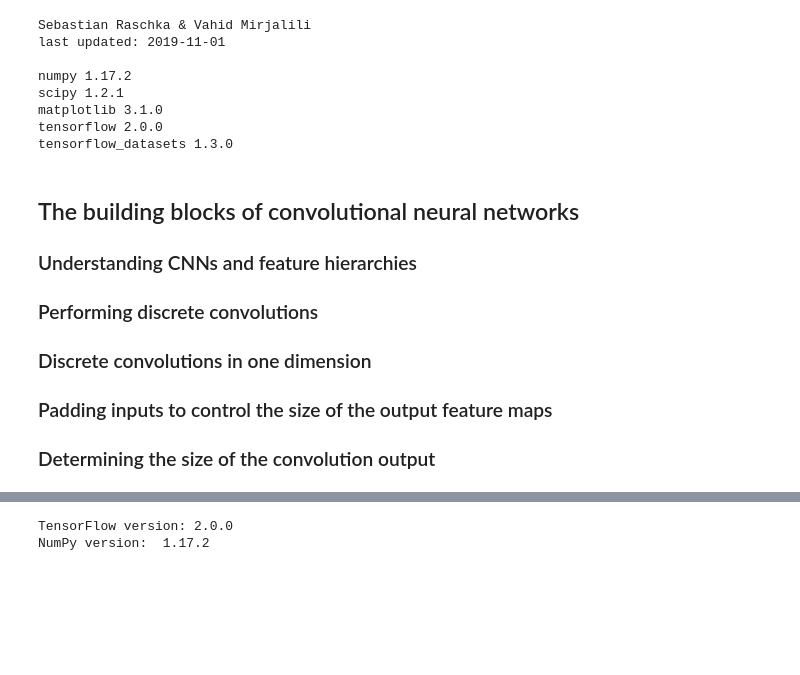
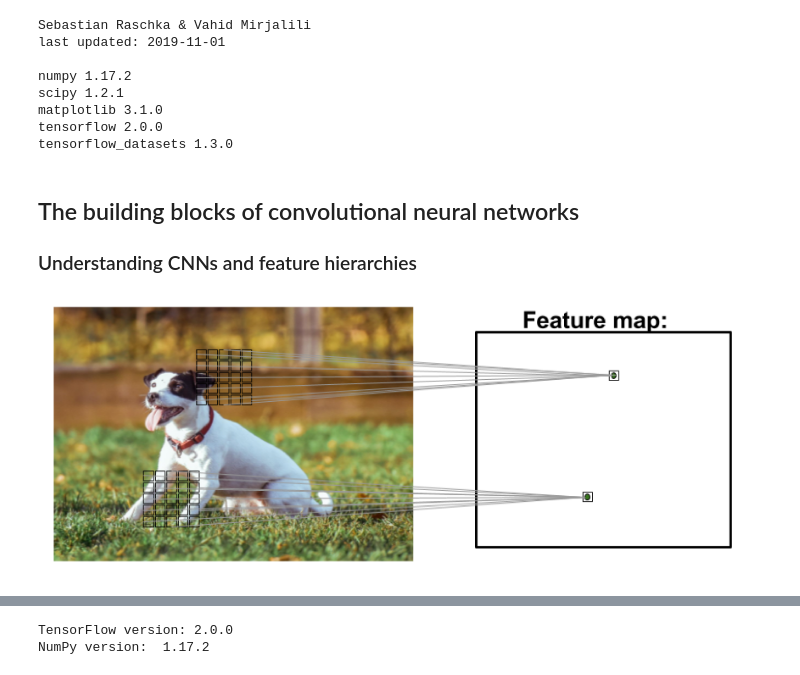
Before and after one commit to rasbt/python-machine-learning-book-3rd-edition, a Jupyter notebook: ch15/ch15_part1.ipynb, the cells around one changed output, grey strips where cells are left out. Saved outputs shown, nothing was run; the diff lists cells and outputs as text; code cells hidden in the pictures; blank space fills up the shorter version.

Commit message:
Added images to part1

```diff
--- a/ch15/ch15_part1.ipynb
+++ b/ch15/ch15_part1.ipynb
@@ -24,11 +27,7 @@ tensorflow_datasets 1.3.0
 ##  The building blocks of convolutional neural networks
 
 ### Understanding CNNs and feature hierarchies
-
-### Performing discrete convolutions
-
-### Discrete convolutions in one dimension
-
-### Padding inputs to control the size of the output feature maps
-
-### Determining the size of the convolution output
+# %%
+Image(filename='images/15_01.png', width=700)
+# %% [output]
+[figure, added]
```
Also changed, not shown: parts of 15 cells of this notebook.
